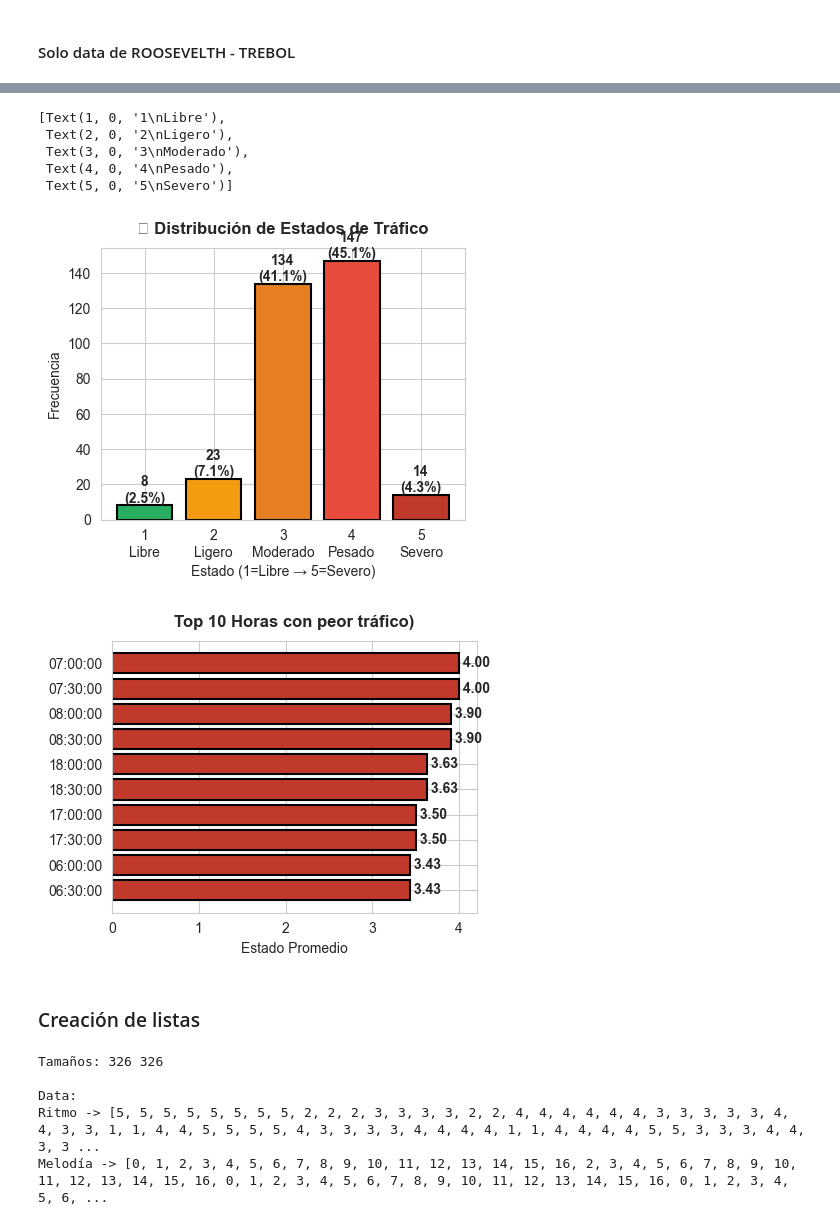
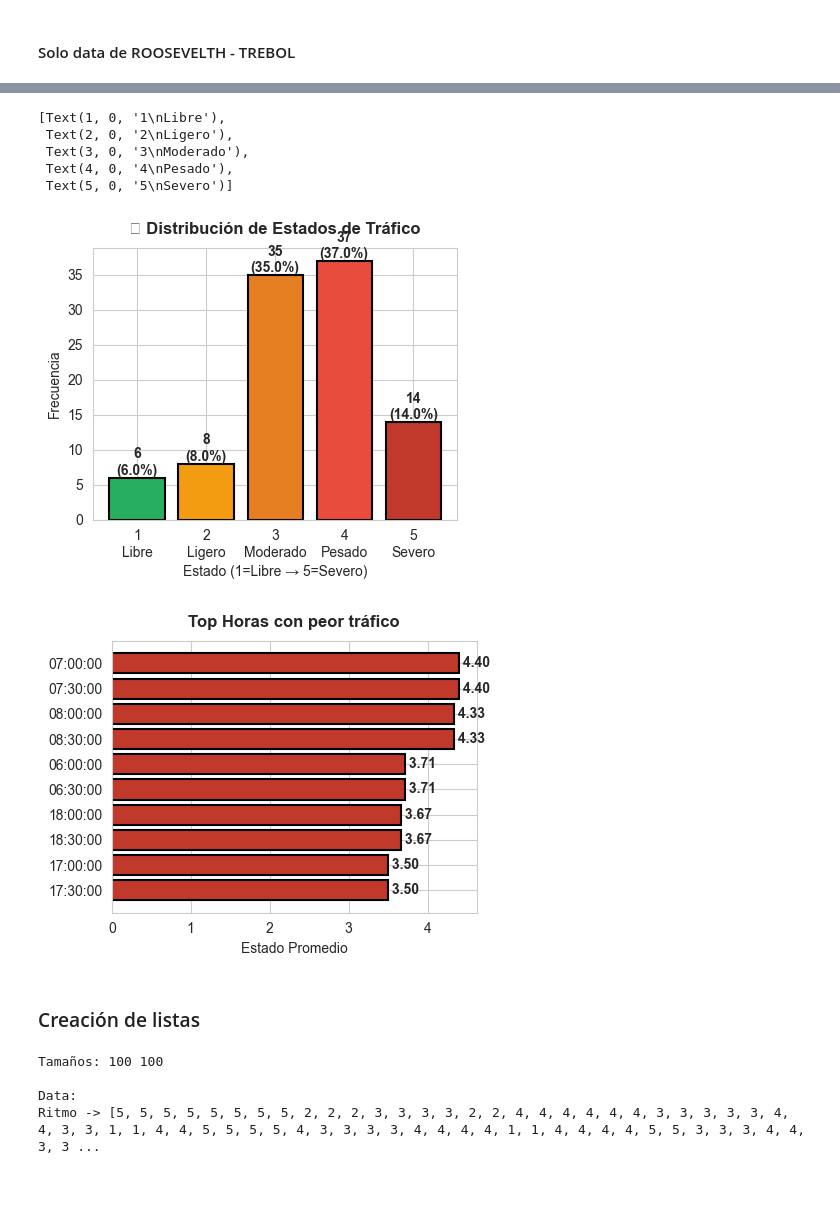
Before and after one commit to FernandezDL/Proyecto3-musica, a Jupyter notebook: data_analisis.ipynb, the cells around one changed output, grey strips where cells are left out. Drawn from its saved outputs; the diff is of its cells as text; code cells hidden in the pictures; blank space fills up the shorter version.

```diff
--- a/data_analisis.ipynb
+++ b/data_analisis.ipynb
@@ -98,6 +87,7 @@ dtype: int64
 #### Solo data de ROOSEVELTH - TREBOL
 # %%
 df = df[df["NOMBRE"] == "ROOSEVELTH - TREBOL"]
+df = df.head(100)
 # %%
 df.head(50)
 # %% [output]
@@ -147,22 +137,22 @@ ax3.set_xticklabels(['1\nLibre', '2\nLigero', '3\nModerado', '4\nPesado', '5\nSe
  Text(3, 0, '3\nModerado'),
  Text(4, 0, '4\nPesado'),
  Text(5, 0, '5\nSevero')]
-[figure, old version]
+[figure, new version]
 # %%
 ax5 = plt.subplot(3, 3, 5)
 peores_horas = df.groupby('HORA')['ESTADO'].mean().nlargest(10).sort_values(ascending=False)
 bars = ax5.barh(range(len(peores_horas)), peores_horas.values,
                 color='#c0392b', edgecolor='black', linewidth=1.5)
 ax5.set_yticks(range(len(peores_horas)))
 ax5.set_yticklabels([f"{h}:00" for h in peores_horas.index])
 ax5.set_xlabel('Estado Promedio')
-ax5.set_title('Top 10 Horas con peor tráfico)', fontweight='bold', pad=10)
+ax5.set_title('Top Horas con peor tráfico', fontweight='bold', pad=10)
 ax5.invert_yaxis()
 
 for i, (idx, val) in enumerate(peores_horas.items()):
     ax5.text(val, i, f' {val:.2f}', va='center', fontweight='bold')
 # %% [output]
-[figure, old version]
+[figure, new version]
 # %% [markdown]
 ### Creación de listas
 # %%
@@ -172,11 +162,9 @@ melodia = df["HORA_INT"].astype(int).tolist()
 print("Tamaños:", len(ritmo), len(melodia))
 
 print("\nData:")
-print("Ritmo ->", ritmo[:100])
-print("Melodía ->", melodia[:100])
+print("Ritmo ->", ritmo)
 # %% [output]
-Tamaños: 326 326
+Tamaños: 100 100
 
 Data:
 Ritmo -> [5, 5, 5, 5, 5, 5, 5, 5, 2, 2, 2, 3, 3, 3, 3, 2, 2, 4, 4, 4, 4, 4, 4, 3, 3, 3, 3, 3, 4, 4, 3, 3, 1, 1, 4, 4, 5, 5, 5, 5, 4, 3, 3, 3, 3, 4, 4, 4, 4, 1, 1, 4, 4, 4, 4, 5, 5, 3, 3, 3, 4, 4, 3, 3 ...
-Melodía -> [0, 1, 2, 3, 4, 5, 6, 7, 8, 9, 10, 11, 12, 13, 14, 15, 16, 2, 3, 4, 5, 6, 7, 8, 9, 10, 11, 12, 13, 14, 15, 16, 0, 1, 2, 3, 4, 5, 6, 7, 8, 9, 10, 11, 12, 13, 14, 15, 16, 0, 1, 2, 3, 4, 5, 6, ...
```
Also changed, not shown: parts of 2 cells of this notebook, 1 other file.
